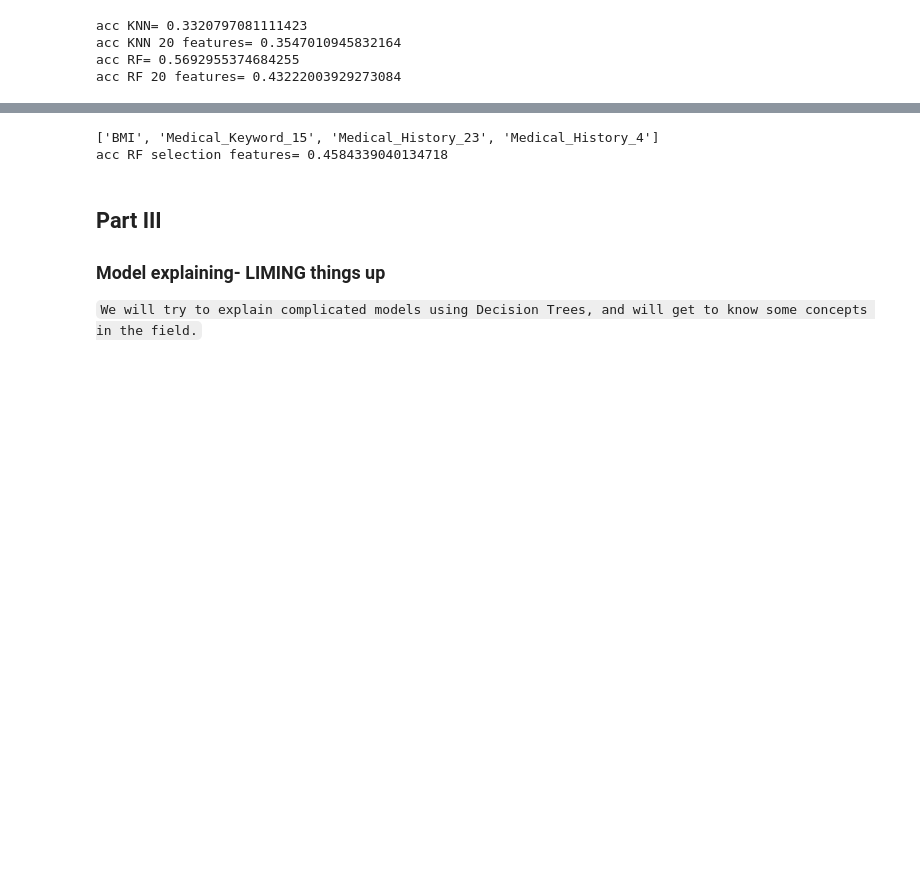
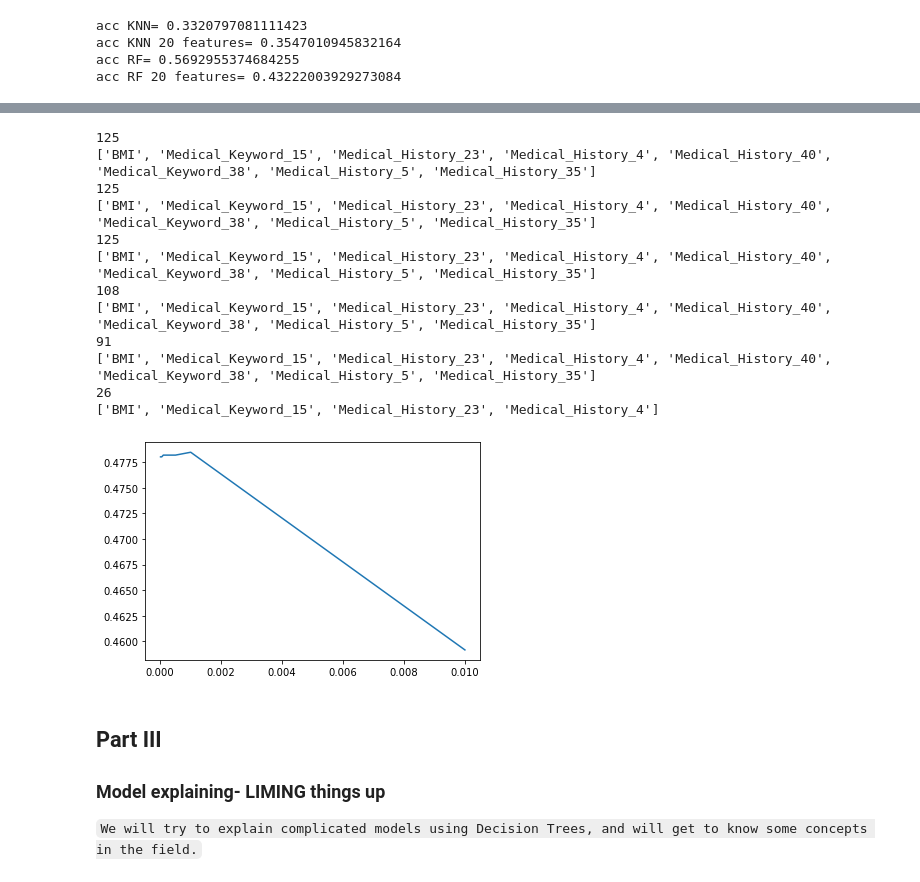
Before and after one commit to haroldbola/Course_Maphat, a Jupyter notebook: מודולים/בסיס - למידה חישובית/4. Decision Tree and Random forest exercise/Random Forest exercise.ipynb, the cells around one changed output, grey strips where cells are left out. Drawn from its saved outputs; the diff is of its cells as text; code cells hidden in the pictures; blank space fills up the shorter version.

```diff
--- a/מודולים/בסיס - למידה חישובית/4. Decision Tree and Random forest exercise/Random Forest exercise.ipynb
+++ b/מודולים/בסיס - למידה חישובית/4. Decision Tree and Random forest exercise/Random Forest exercise.ipynb
@@ -460,15 +463,34 @@ print(FCBF(df_train, target_train))
 [(9, 0.0928986013803506, 'BMI'), (91, 0.06591163989555808, 'Medical_Keyword_15'), (58, 0.06472143871507746, 'Medical_History_23'), (39, 0.06368801855309118, 'Medical_History_4')]
 # %%
-for delta in [0.001, 0.01, 0.02, 0.05, 0.1]:
+from tqdm import tqdm
+
+acc = []
+deltas = [0.00001, 0.00005, 0.0001, 0.0005, 0.001, 0.01]
+for delta in deltas:
     feature_importants = FCBF(df_train, target_train, delta=delta)
     feature_importants = [x[2] for x in feature_importants]
 
     random_forest = RandomForestClassifier(**Best_params)
+    print(feature_importants)
     random_forest.fit(df_train[feature_importants], target_train)
-    print("acc RF selection features=", accuracy_score(target_test, random_forest.predict(df_test[feature_importants])))
+    acc.append(accuracy_score(target_test, random_forest.predict(df_test[feature_importants])))
+
+plt.plot(deltas, acc)
+plt.show()
 # %% [output]
+125
+['BMI', 'Medical_Keyword_15', 'Medical_History_23', 'Medical_History_4', 'Medical_History_40', 'Medical_Keyword_38', 'Medical_History_5', 'Medical_History_35']
+125
+['BMI', 'Medical_Keyword_15', 'Medical_History_23', 'Medical_History_4', 'Medical_History_40', 'Medical_Keyword_38', 'Medical_History_5', 'Medical_History_35']
+125
+['BMI', 'Medical_Keyword_15', 'Medical_History_23', 'Medical_History_4', 'Medical_History_40', 'Medical_Keyword_38', 'Medical_History_5', 'Medical_History_35']
+108
+['BMI', 'Medical_Keyword_15', 'Medical_History_23', 'Medical_History_4', 'Medical_History_40', 'Medical_Keyword_38', 'Medical_History_5', 'Medical_History_35']
+91
+['BMI', 'Medical_Keyword_15', 'Medical_History_23', 'Medical_History_4', 'Medical_History_40', 'Medical_Keyword_38', 'Medical_History_5', 'Medical_History_35']
+26
 ['BMI', 'Medical_Keyword_15', 'Medical_History_23', 'Medical_History_4']
-acc RF selection features= 0.4584339040134718
+[figure, added]
 # %% [markdown]
 ## Part III
 ### Model explaining- LIMING things up
```
Also changed, not shown: parts of 10 cells of this notebook, 2 other files.
